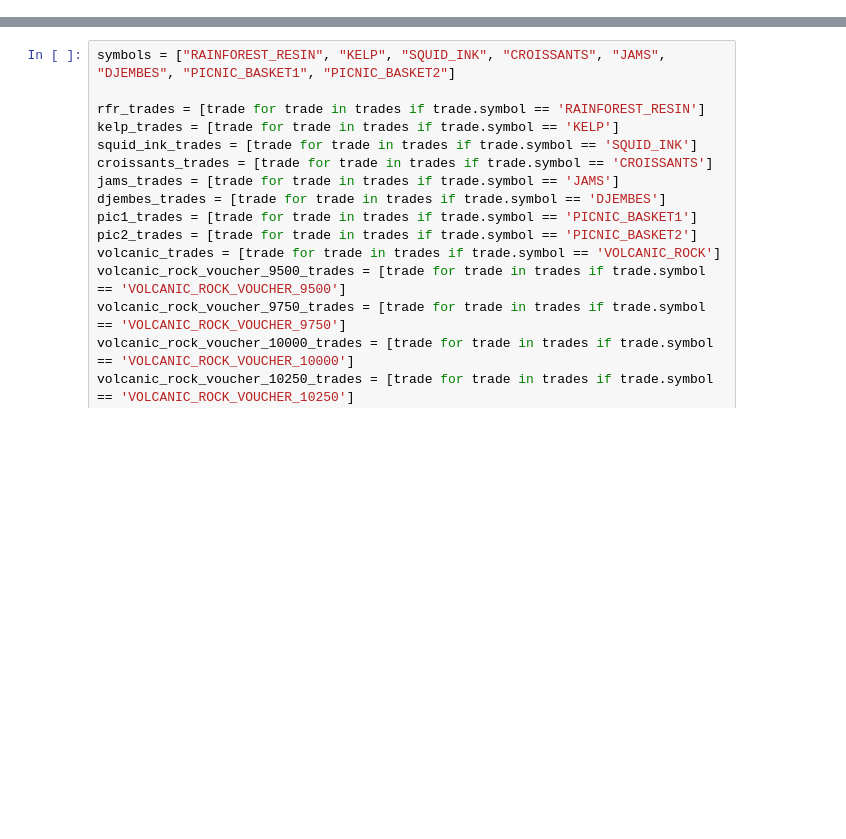
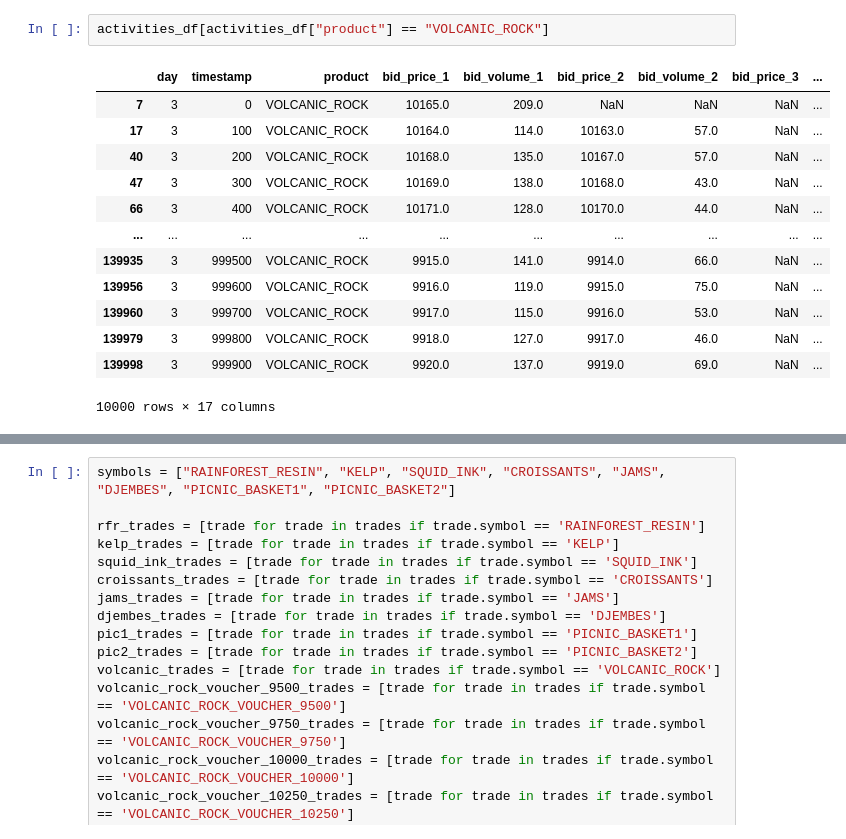
Before and after one commit to shank959/prosperity-imc25, a Jupyter notebook: rounds/round3/eda/round3_results/round3_results_analysis.ipynb, the cells around one changed output, grey strips where cells are left out. Drawn from its saved outputs; the diff is of its cells as text; blank space fills up the shorter version.

```diff
--- a/rounds/round3/eda/round3_results/round3_results_analysis.ipynb
+++ b/rounds/round3/eda/round3_results/round3_results_analysis.ipynb
@@ -43,3 +43,19 @@ trades_data = json.loads(trades_section)
 
 # Convert to Trade objects
 trades: List[Trade] = [Trade(**t) for t in trades_data]
+# %%
+activities_df[activities_df["product"] == "VOLCANIC_ROCK"]
+# %% [output]
+|  | day | timestamp | product | bid_price_1 | bid_volume_1 | bid_price_2 | bid_volume_2 | bid_price_3 | ... |
+| 7 | 3 | 0 | VOLCANIC_ROCK | 10165.0 | 209.0 | NaN | NaN | NaN | ... |
+| 17 | 3 | 100 | VOLCANIC_ROCK | 10164.0 | 114.0 | 10163.0 | 57.0 | NaN | ... |
+| 40 | 3 | 200 | VOLCANIC_ROCK | 10168.0 | 135.0 | 10167.0 | 57.0 | NaN | ... |
+| 47 | 3 | 300 | VOLCANIC_ROCK | 10169.0 | 138.0 | 10168.0 | 43.0 | NaN | ... |
+| 66 | 3 | 400 | VOLCANIC_ROCK | 10171.0 | 128.0 | 10170.0 | 44.0 | NaN | ... |
+| ... | ... | ... | ... | ... | ... | ... | ... | ... | ... |
+| 139935 | 3 | 999500 | VOLCANIC_ROCK | 9915.0 | 141.0 | 9914.0 | 66.0 | NaN | ... |
+| 139956 | 3 | 999600 | VOLCANIC_ROCK | 9916.0 | 119.0 | 9915.0 | 75.0 | NaN | ... |
+| 139960 | 3 | 999700 | VOLCANIC_ROCK | 9917.0 | 115.0 | 9916.0 | 53.0 | NaN | ... |
+| 139979 | 3 | 999800 | VOLCANIC_ROCK | 9918.0 | 127.0 | 9917.0 | 46.0 | NaN | ... |
+| 139998 | 3 | 999900 | VOLCANIC_ROCK | 9920.0 | 137.0 | 9919.0 | 69.0 | NaN | ... |
+10000 rows × 17 columns
```
Also changed, not shown: parts of 13 cells of this notebook, 38 other files.
